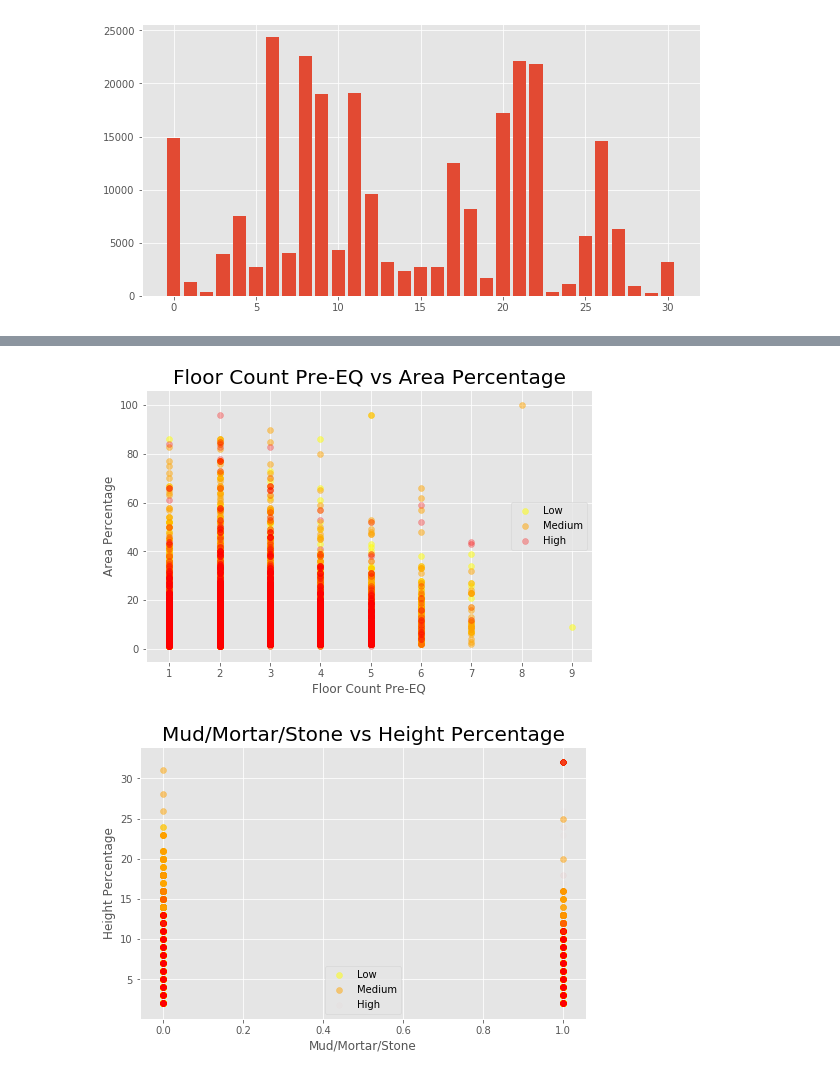
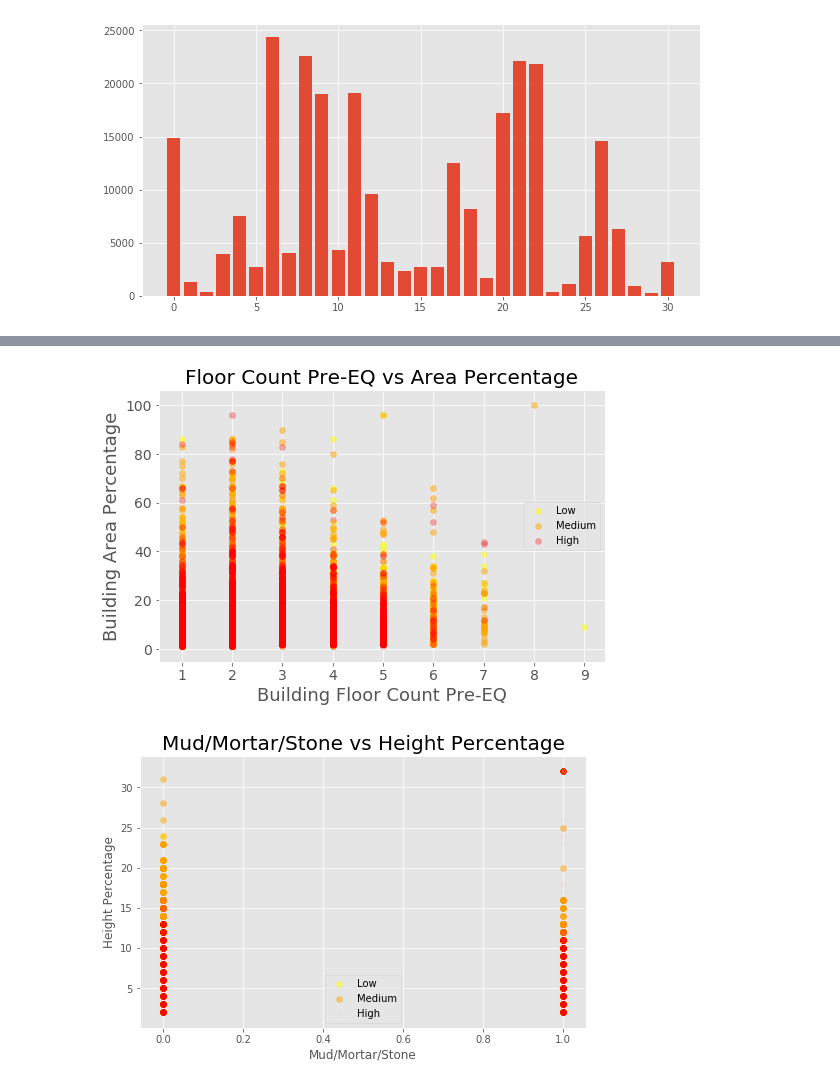
Before and after one commit to rumbelievable/earthquake_predictor, a Jupyter notebook: notebooks/eda.ipynb, the cells around one changed output, grey strips where cells are left out. Drawn from its saved outputs; the diff is of its cells as text; code cells hidden in the pictures.

```diff
--- a/notebooks/eda.ipynb
+++ b/notebooks/eda.ipynb
@@ -235,14 +237,16 @@ ax.legend();
 # %%
 fig, ax = plt.subplots(1,1,figsize=(8,5))
 ax.scatter(one['count_floors_pre_eq'], one['area_percentage'], color='yellow', alpha=.5, label='Low')
 ax.scatter(two['count_floors_pre_eq'], two['area_percentage'], color='orange', alpha=.5, label='Medium')
 ax.scatter(three['count_floors_pre_eq'], three['area_percentage'], color='red', alpha=.3, label='High')
 ax.set_title('Floor Count Pre-EQ vs Area Percentage', fontsize=20)
-ax.set_ylabel('Area Percentage')
-ax.set_xlabel('Floor Count Pre-EQ')
+ax.set_ylabel('Building Area Percentage', fontsize=18)
+ax.set_xlabel('Building Floor Count Pre-EQ', fontsize=18)
+plt.tick_params(labelsize=14)
+# plt.savefig('images/floorcount_vs_area.png', dpi=100)
 ax.legend();
 # %% [output]
-[figure, old version]
+[figure, new version]
 # %%
 fig, ax = plt.subplots(1,1,figsize=(8,5))
 ax.scatter(one['has_superstructure_mud_mortar_stone'], one['height_percentage'], color='yellow', alpha=.5, label='Low')
```
Also changed, not shown: parts of 29 cells of this notebook, 1 other file.
